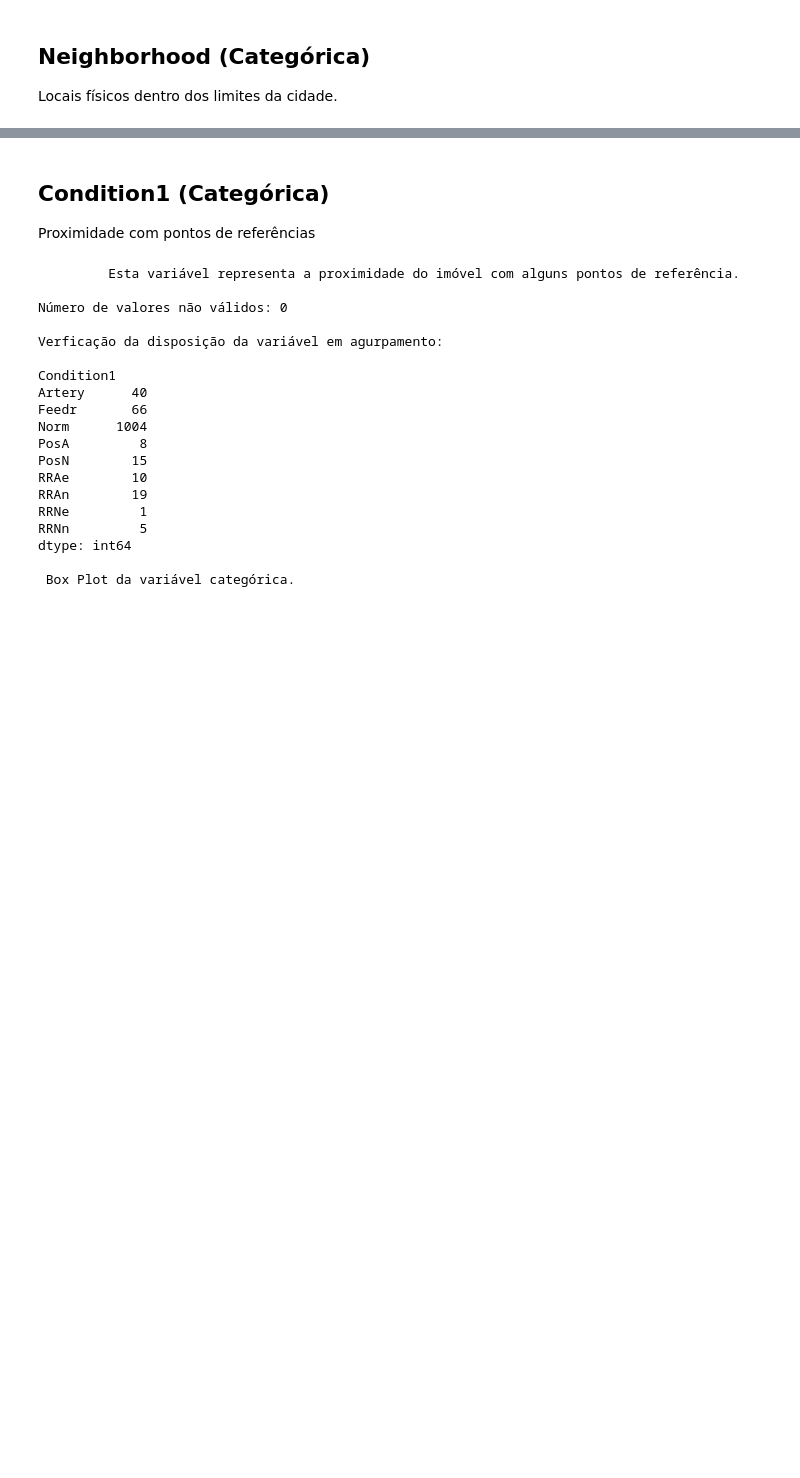
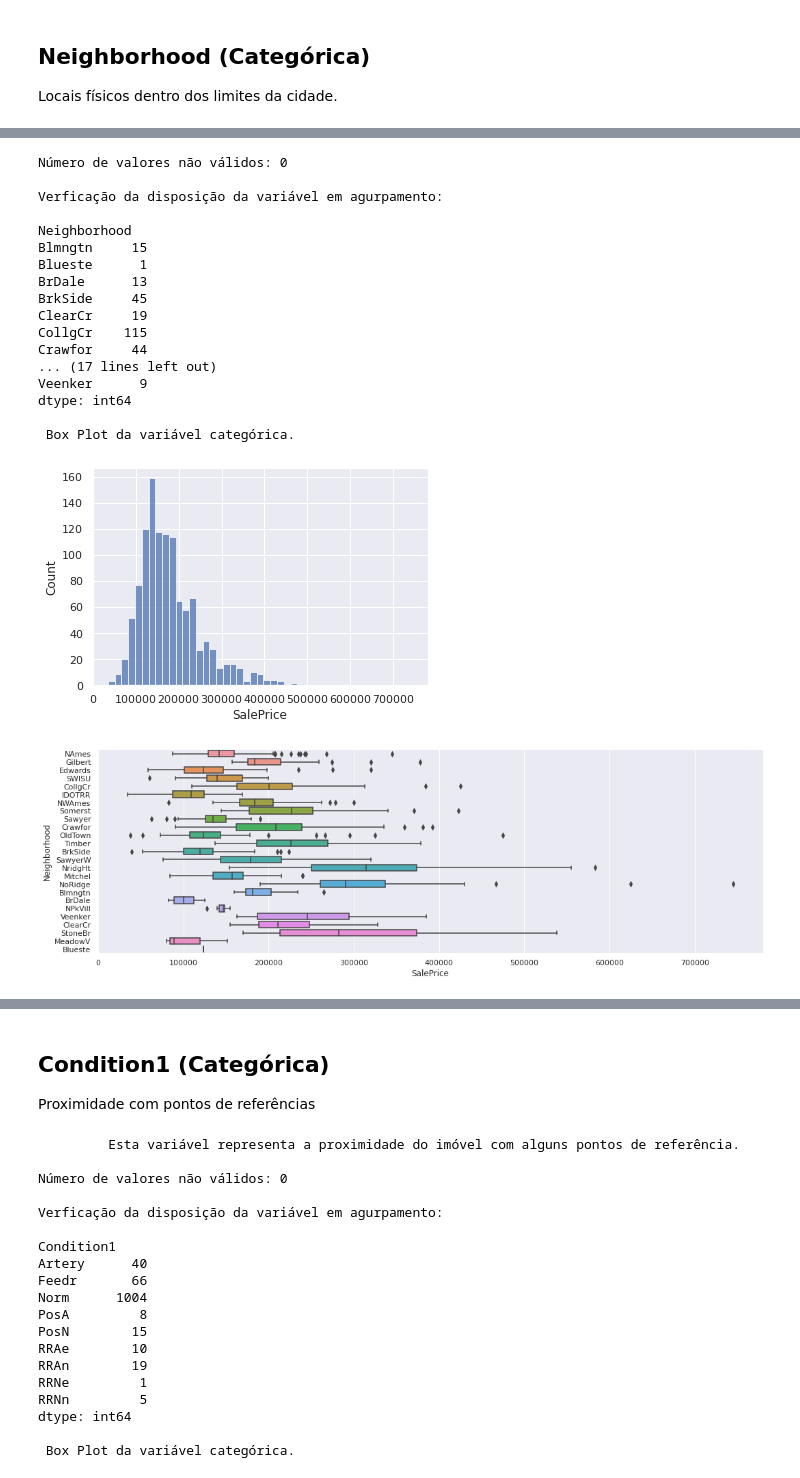
Before and after one commit to JohnDaytonCC/HousePricesPrediction, a Jupyter notebook: Notebook - House Prices Predition.ipynb, the cells around one changed output, grey strips where cells are left out. Saved outputs shown, nothing was run; the diff lists cells and outputs as text; code cells hidden in the pictures; blank space fills up the shorter version.

Commit message:
Seleção de variáveis categóricas - Functional

```diff
--- a/Notebook - House Prices Predition.ipynb
+++ b/Notebook - House Prices Predition.ipynb
@@ -1156,3 +1156,78 @@ Notes:
 [1] Standard Errors assume that the covariance matrix of the errors is correctly specified.
 
 Essa variável será utilizada no modelo de regressão linear.
+# %%
+nome_feature = 'Neighborhood'
+
+# Verificação de valores nulos na variável
+print(f'Número de valores não válidos: {dados_treino[nome_feature].isnull().sum()}\n')
+
+# Estatística univariádas pela variável
+print('Verficação da disposição da variável em agurpamento:\n')
+agrupado = dados_treino.groupby([nome_feature]).size()
+print(agrupado)
+
+# Conversão da variável categórica em dicotômica com a exclusão da primeira variável dicotômica.
+df_dummies_auxiliar = pd.get_dummies(dados_treino[nome_feature], columns=[nome_feature], drop_first=True, prefix = nome_feature)
+
+
+
+# Inclusão da variável dependente ao data frame de variáveis dicotômicas.
+df_dummies_auxiliar[nome_target] = np.log(dados_treino[nome_target].copy())
+
+# # Verificação do data frame.
+# print(df_dummies_auxiliar.head(6))
+
+############################################################################################################
+# Criação de um gráfico para facilitar o entendimento da dispersão dos dados
+
+print('\n Box Plot da variável categórica.')
+
+sns.histplot(dados_treino[nome_target])
+
+sns.catplot(x = nome_target, y = nome_feature, data = dados_treino, kind = "box", height=5, aspect=3)
+
+# Ajustar o layout para evitar sobreposição
+plt.tight_layout()
+
+# Mostrar os gráficos
+plt.show()
+############################################################################################################
+
+print('Essa variável categóricas tem categorias bem distribuída por todo os valores de SalePrice, isso é um bom indicador para a utilização dela no modelo.')
+
+# Estimação do modelo de regressão linear múltipla com n-1 dummies
+modelo_dummies = sm.OLS.from_formula("SalePrice ~ Neighborhood_Blueste + Neighborhood_BrDale + Neighborhood_BrkSide + Neighborhood_ClearCr + Neighborhood_CollgCr + Neighborhood_Crawfor + Neighborhood_Edwards + Neighborhood_Gilbert + Neighborhood_IDOTRR + Neighborhood_MeadowV + Neighborhood_Mitchel + Neighborhood_NAmes + Neighborhood_NoRidge + Neighborhood_NridgHt + Neighborhood_OldTown + Neighborhood_SWISU + Neighborhood_Sawyer + Neighborhood_SawyerW + Neighborhood_Somerst + Neighborhood_StoneBr + Neighborhood_Timber + Neighborhood_Veenker", df_dummies_auxiliar).fit()
+
+# Verificação dos parâmetros do modelo.
+print(modelo_dummies.summary())
+
+print('\nEssa variável será utilizada no modelo de regressão linear.')
+
+############################################################################################################
+# PROCESSO PARA SEPARAÇÃO DA VARIÁVEL.
+# Eliminação da coluna da variável dependente
+df_dummies_auxiliar.drop(columns = [nome_target], inplace = True)
+
+# Armazenamento dos valores da variável
+features_dicotomicas[df_dummies_auxiliar.columns] = df_dummies_auxiliar
+# %% [output]
+Número de valores não válidos: 0
+
+Verficação da disposição da variável em agurpamento:
+
+Neighborhood
+Blmngtn     15
+Blueste      1
+BrDale      13
+BrkSide     45
+ClearCr     19
+CollgCr    115
+Crawfor     44
+... (17 lines left out)
+Veenker      9
+dtype: int64
+
+ Box Plot da variável categórica.
+[figure, added]
+[figure, added]
```
Also changed, not shown: parts of 58 cells of this notebook.
